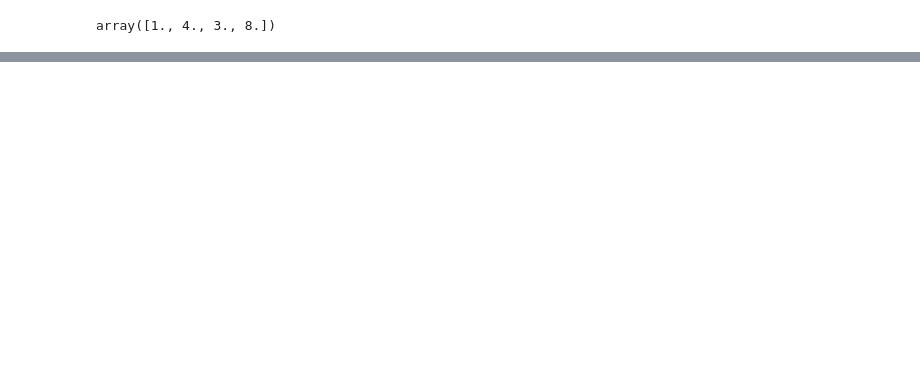
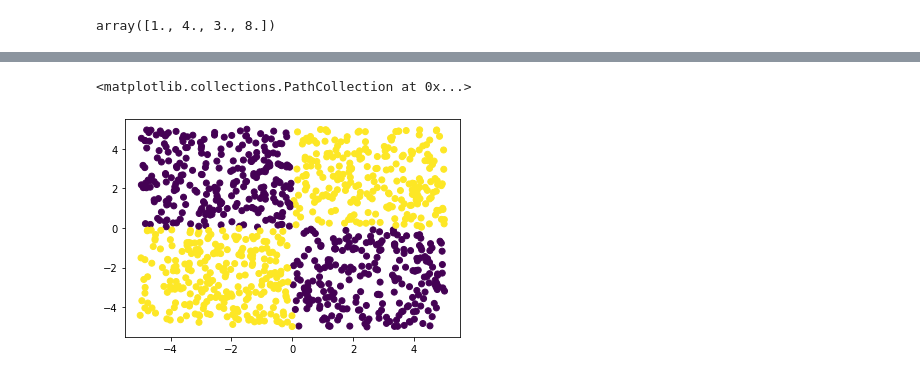
Before and after one commit to plicence/Dm, a Jupyter notebook: Untitled.ipynb, the cells around one changed output, grey strips where cells are left out. Cells and saved outputs as stored; diff of their text form; code cells hidden in the pictures; blank space fills up the shorter version.

```diff
--- a/Untitled.ipynb
+++ b/Untitled.ipynb
@@ -440,0 +423,5 @@ plt.scatter(z, jsp)
+# %%
+plt.scatter(x[:,0],x[:,1], c = y)
+# %% [output]
+<matplotlib.collections.PathCollection at 0x...>
+[figure, added]
```
Also changed, not shown: parts of 9 cells of this notebook.
